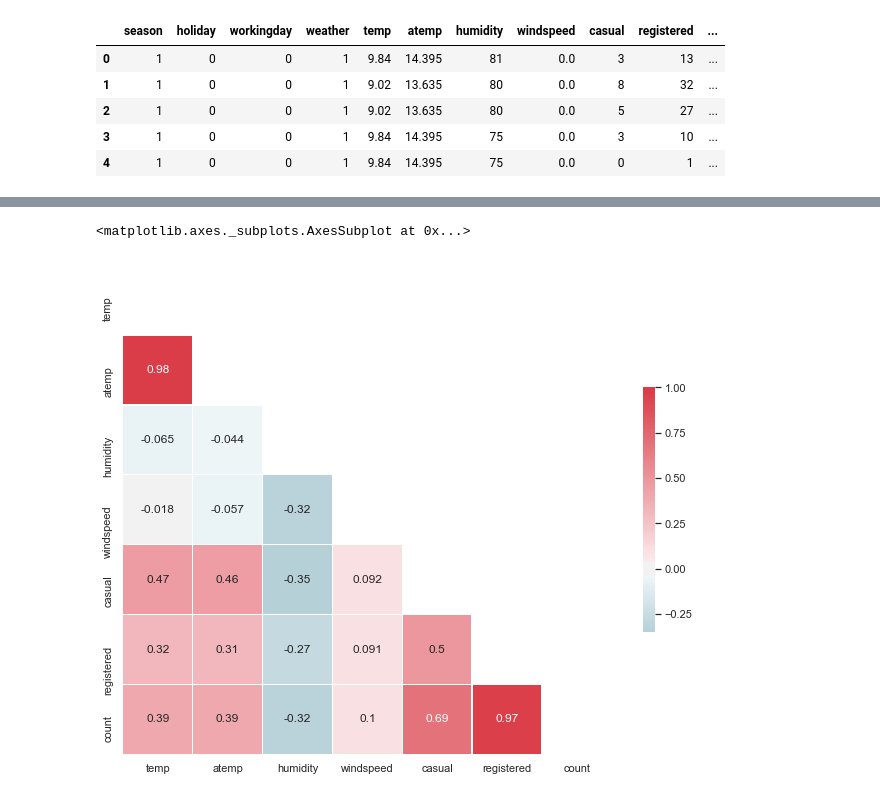
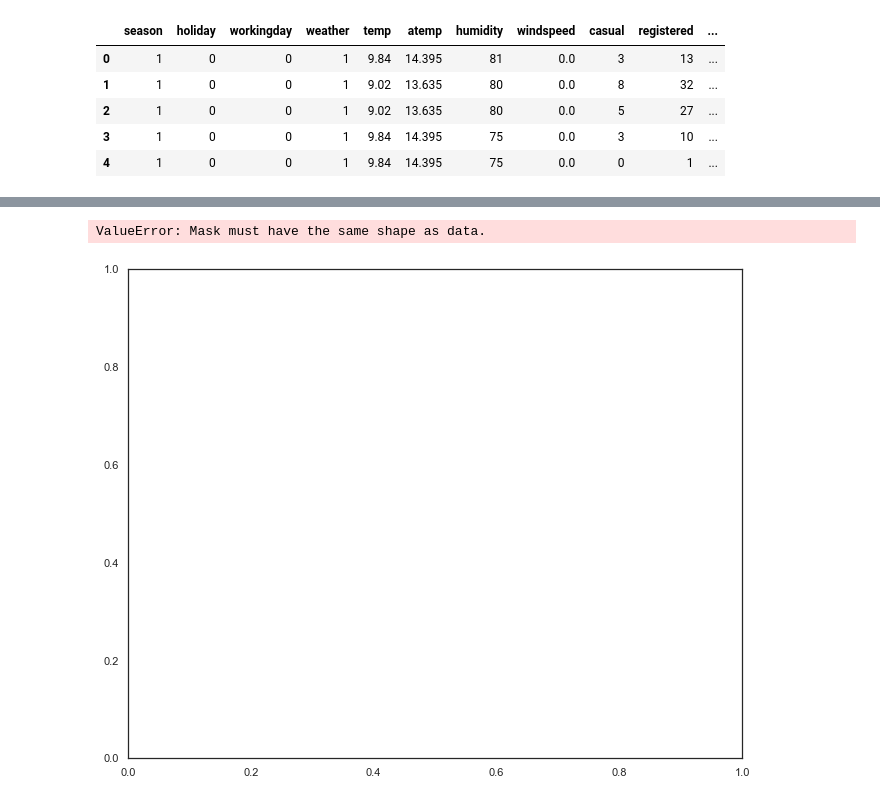
Before and after one commit to LevanAGit/bikeshare_timeseries_analysis, a Jupyter notebook: bikeshare_timeseries_analysis.ipynb, the cells around one changed output, grey strips where cells are left out. Saved outputs shown, nothing was run; the diff lists cells and outputs as text; code cells hidden in the pictures.

```diff
--- a/bikeshare_timeseries_analysis.ipynb
+++ b/bikeshare_timeseries_analysis.ipynb
@@ -236,15 +285,11 @@ df.head()
 # %%
 sns.set(style="white")
 
-mask = np.zeros_like(corr, dtype=np.bool)
-mask[np.triu_indices_from(mask)] = True
-
 f, ax = plt.subplots(figsize=(11, 9))
-
 cmap = sns.diverging_palette(220, 10, as_cmap=True)
 
 sns.heatmap(df.corr(), mask=mask, cmap=cmap, vmax=1, center=0,
             square=True, linewidths=.5, cbar_kws={"shrink": .5}, annot=True)
 # %% [output]
-<matplotlib.axes._subplots.AxesSubplot at 0x...>
+ValueError: Mask must have the same shape as data.
-[figure, old version]
+[figure, new version]
```
Also changed, not shown: parts of 25 cells of this notebook.
